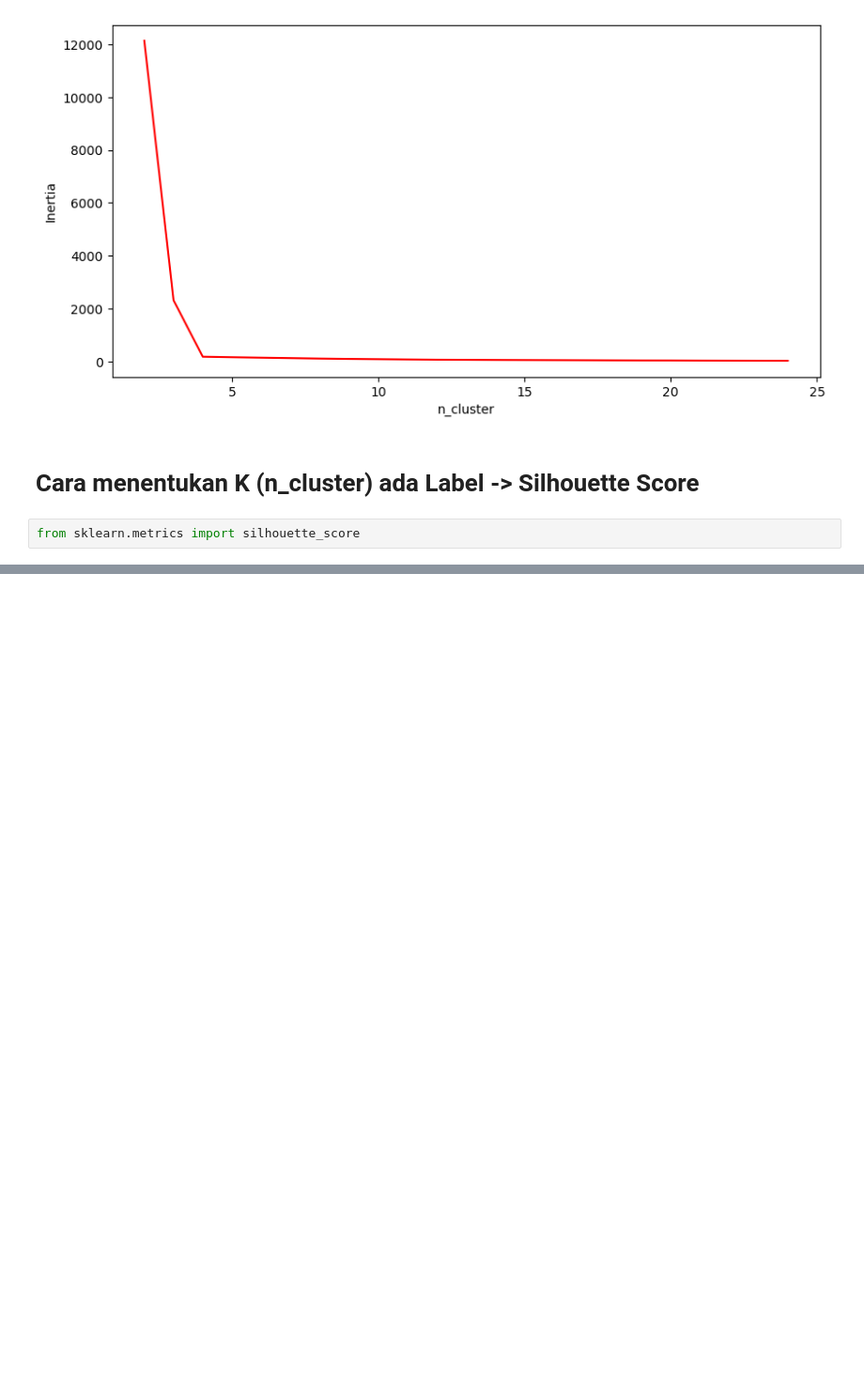
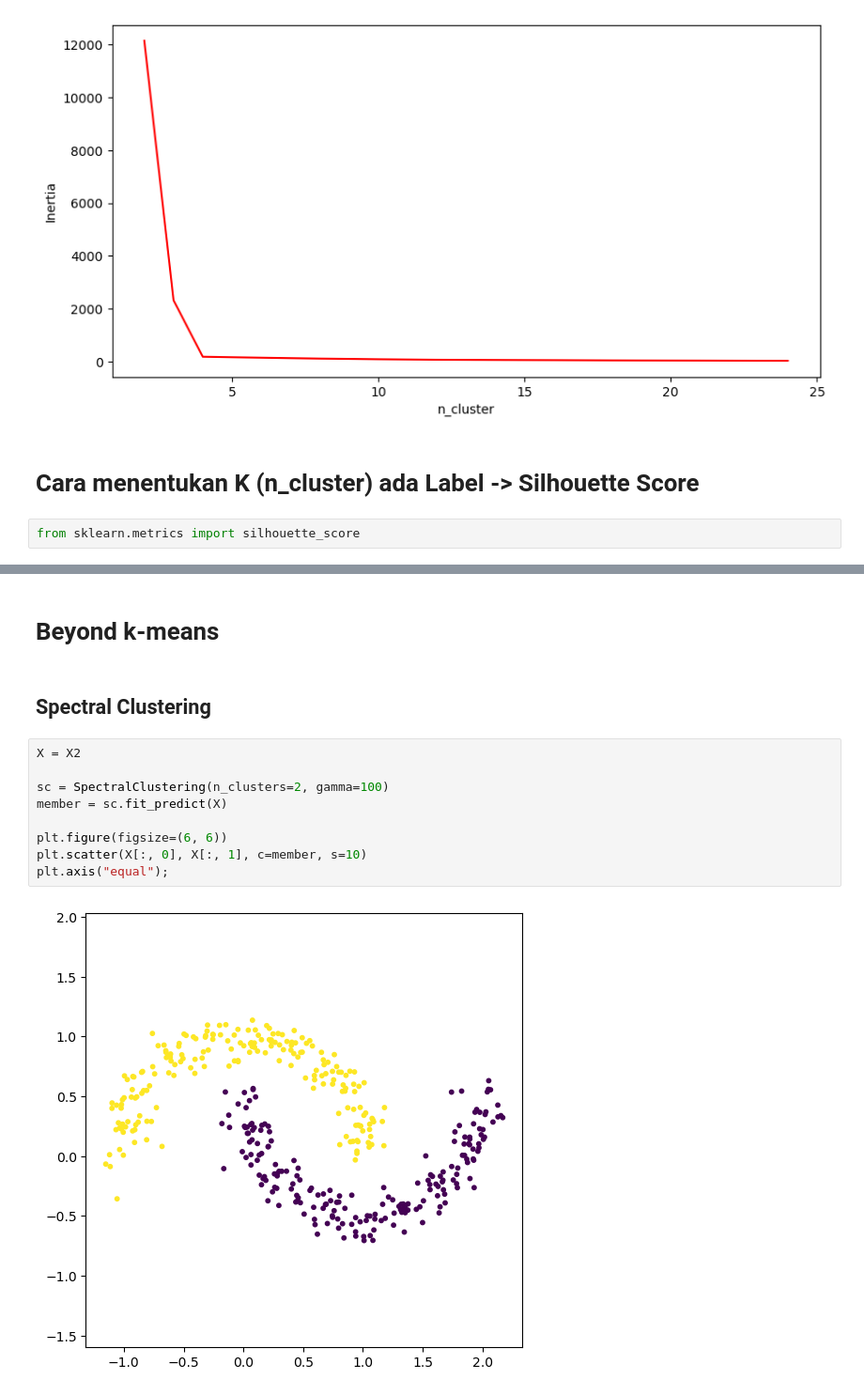
Before and after one commit to HekalMaulana/unsupervised_learning_JCOPML, a Jupyter notebook: 18 - Unsupervised Learning/01 - Clustering/Part 2 - Clustering with Scikit Learn.ipynb, the cells around one changed output, grey strips where cells are left out. Shown at 94% size. Cells and saved outputs as stored; diff of their text form; blank space fills up the shorter version.

Commit message:
DBScan dan Spectral Clustering

```diff
--- a/18 - Unsupervised Learning/01 - Clustering/Part 2 - Clustering with Scikit Learn.ipynb
+++ b/18 - Unsupervised Learning/01 - Clustering/Part 2 - Clustering with Scikit Learn.ipynb
@@ -87,0 +93,15 @@ Text(0, 0.5, 'Inertia')
+# %% [markdown]
+# Beyond k-means
+# %% [markdown]
+## Spectral Clustering
+# %%
+X = X2
+
+sc = SpectralClustering(n_clusters=2, gamma=100)
+member = sc.fit_predict(X)
+
+plt.figure(figsize=(6, 6))
+plt.scatter(X[:, 0], X[:, 1], c=member, s=10)
+plt.axis("equal");
+# %% [output]
+[figure, added]
```
Also changed, not shown: parts of 8 cells of this notebook.
